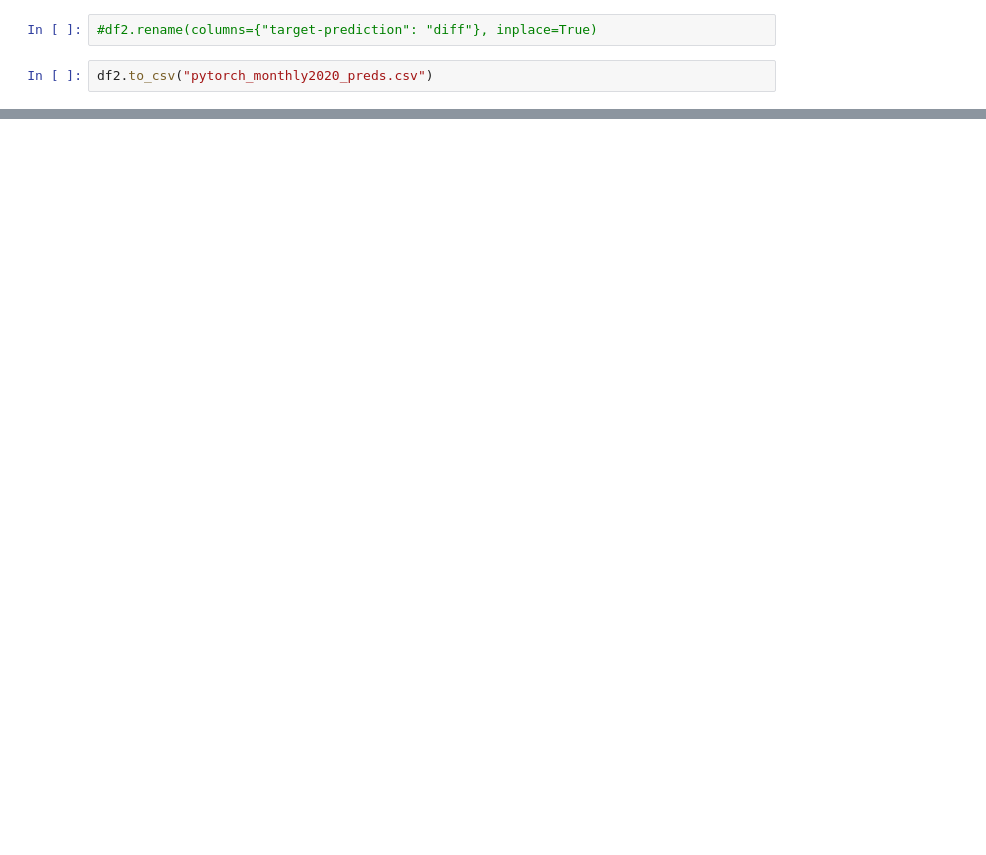
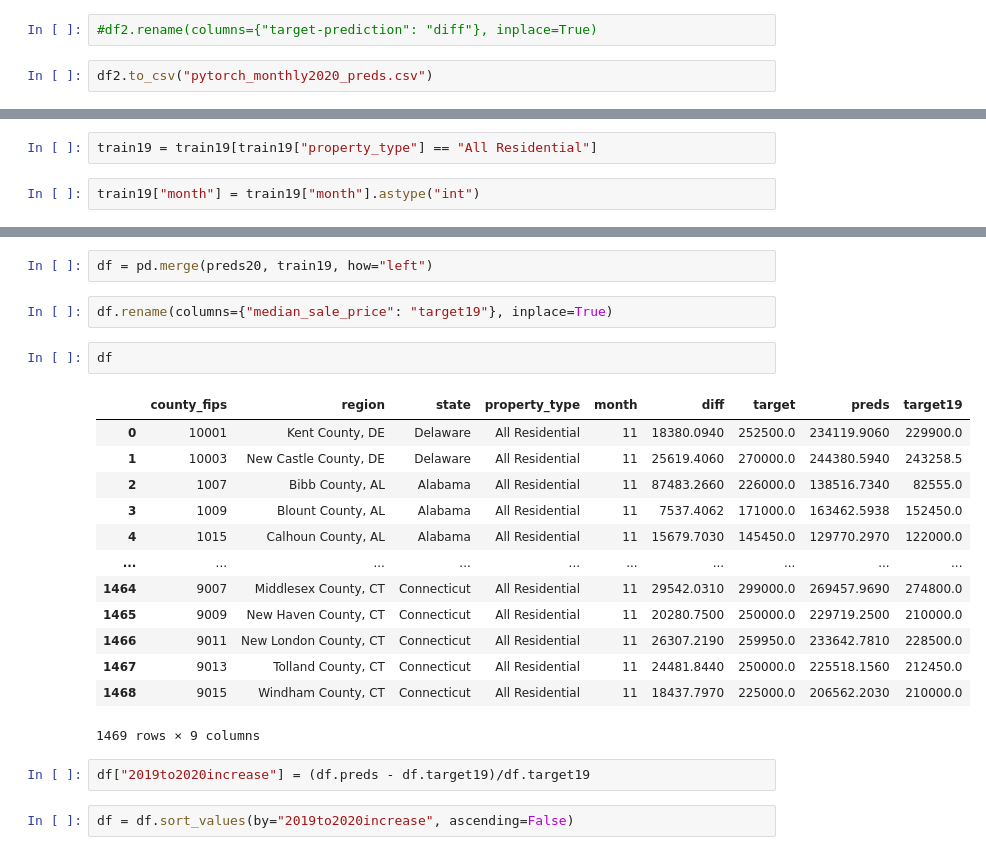
Before and after one commit to ian-byrne/CapstoneTeamJim, a Jupyter notebook: Notebooks/ian-scratchpads/combo.ipynb, the cells around one changed output, grey strips where cells are left out. Cells and saved outputs as stored; diff of their text form; blank space fills up the shorter version.

```diff
--- a/Notebooks/ian-scratchpads/combo.ipynb
+++ b/Notebooks/ian-scratchpads/combo.ipynb
@@ -69,0 +114,4 @@ df2.to_csv("pytorch_monthly2020_preds.csv")
+# %%
+train19 = train19[train19["property_type"] == "All Residential"]
+# %%
+train19["month"] = train19["month"].astype("int")
@@ -69,0 +158,24 @@ df2.to_csv("pytorch_monthly2020_preds.csv")
+# %%
+df = pd.merge(preds20, train19, how="left")
+# %%
+df.rename(columns={"median_sale_price": "target19"}, inplace=True)
+# %%
+df
+# %% [output]
+|  | county_fips | region | state | property_type | month | diff | target | preds | target19 |
+| 0 | 10001 | Kent County, DE | Delaware | All Residential | 11 | 18380.0940 | 252500.0 | 234119.9060 | 229900.0 |
+| 1 | 10003 | New Castle County, DE | Delaware | All Residential | 11 | 25619.4060 | 270000.0 | 244380.5940 | 243258.5 |
+| 2 | 1007 | Bibb County, AL | Alabama | All Residential | 11 | 87483.2660 | 226000.0 | 138516.7340 | 82555.0 |
+| 3 | 1009 | Blount County, AL | Alabama | All Residential | 11 | 7537.4062 | 171000.0 | 163462.5938 | 152450.0 |
+| 4 | 1015 | Calhoun County, AL | Alabama | All Residential | 11 | 15679.7030 | 145450.0 | 129770.2970 | 122000.0 |
+| ... | ... | ... | ... | ... | ... | ... | ... | ... | ... |
+| 1464 | 9007 | Middlesex County, CT | Connecticut | All Residential | 11 | 29542.0310 | 299000.0 | 269457.9690 | 274800.0 |
+| 1465 | 9009 | New Haven County, CT | Connecticut | All Residential | 11 | 20280.7500 | 250000.0 | 229719.2500 | 210000.0 |
+| 1466 | 9011 | New London County, CT | Connecticut | All Residential | 11 | 26307.2190 | 259950.0 | 233642.7810 | 228500.0 |
+| 1467 | 9013 | Tolland County, CT | Connecticut | All Residential | 11 | 24481.8440 | 250000.0 | 225518.1560 | 212450.0 |
+| 1468 | 9015 | Windham County, CT | Connecticut | All Residential | 11 | 18437.7970 | 225000.0 | 206562.2030 | 210000.0 |
+1469 rows × 9 columns
+# %%
+df["2019to2020increase"] = (df.preds - df.target19)/df.target19
+# %%
+df = df.sort_values(by="2019to2020increase", ascending=False)
```
Also changed, not shown: parts of 13 cells of this notebook.
